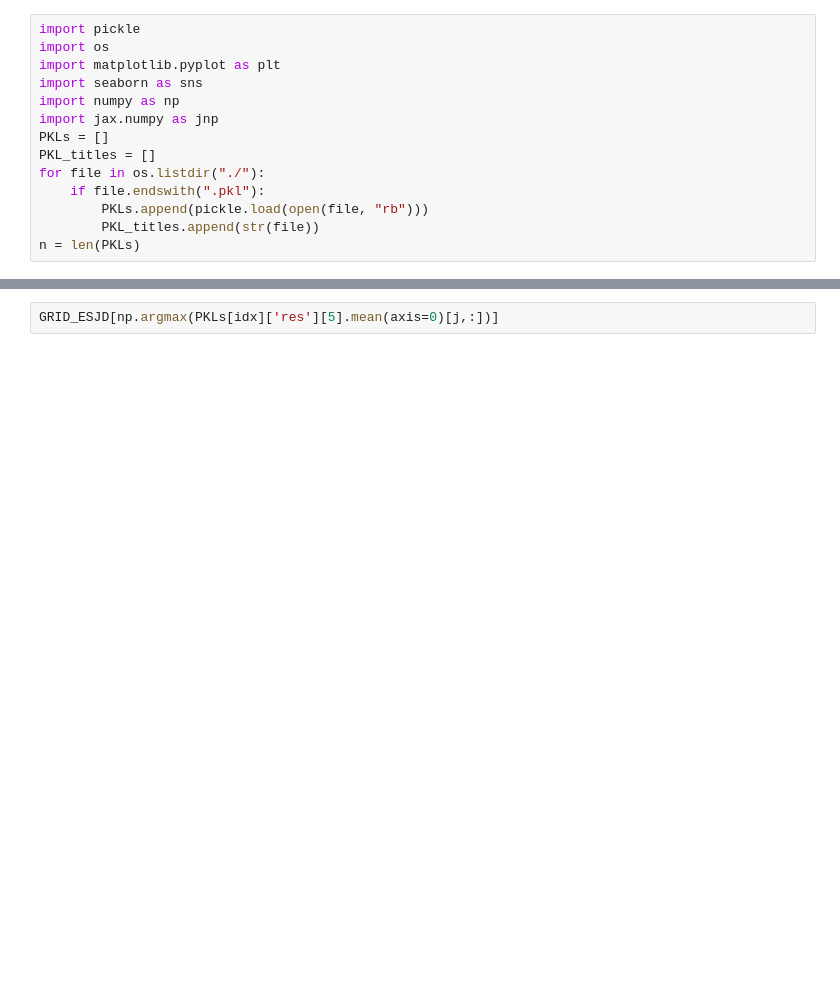
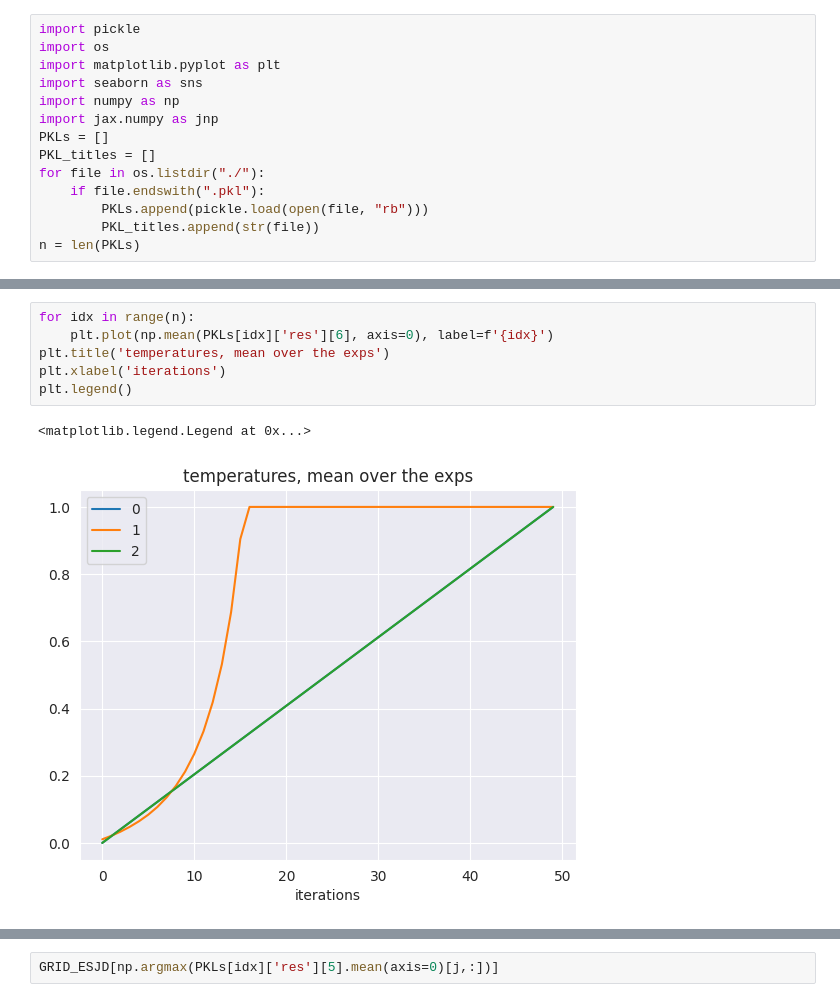
Before and after one commit to ylefay/adaptive_smc_tempering, a Jupyter notebook: adaptative_smc/read.ipynb, the cells around one changed output, grey strips where cells are left out. Cells and saved outputs as stored; diff of their text form; blank space fills up the shorter version.

```diff
--- a/adaptative_smc/read.ipynb
+++ b/adaptative_smc/read.ipynb
@@ -47,0 +48,9 @@ Text(0.5, 0, 'scale parameter')
+# %%
+for idx in range(n):
+    plt.plot(np.mean(PKLs[idx]['res'][6], axis=0), label=f'{idx}')
+plt.title('temperatures, mean over the exps')
+plt.xlabel('iterations')
+plt.legend()
+# %% [output]
+<matplotlib.legend.Legend at 0x...>
+[figure, added]
```
Also changed, not shown: parts of 8 cells of this notebook, 6 other files.
